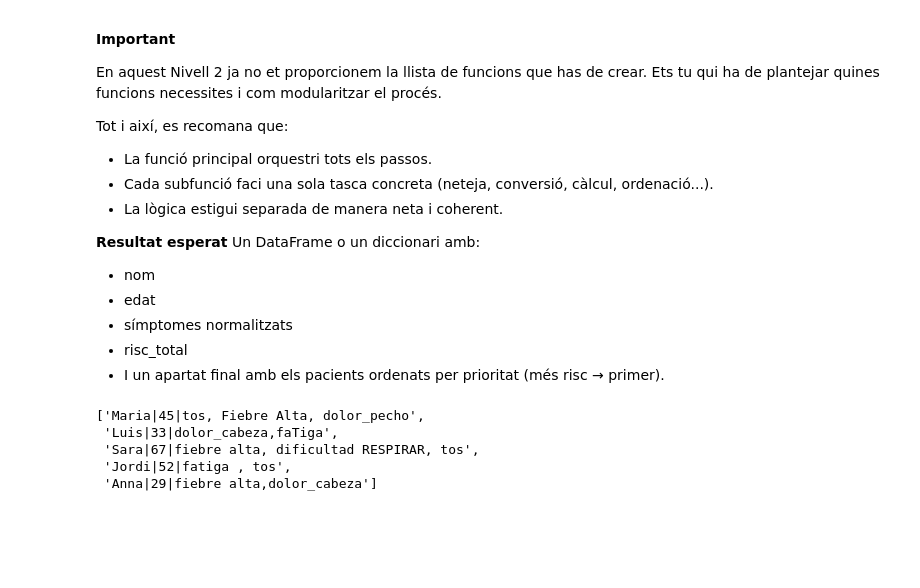
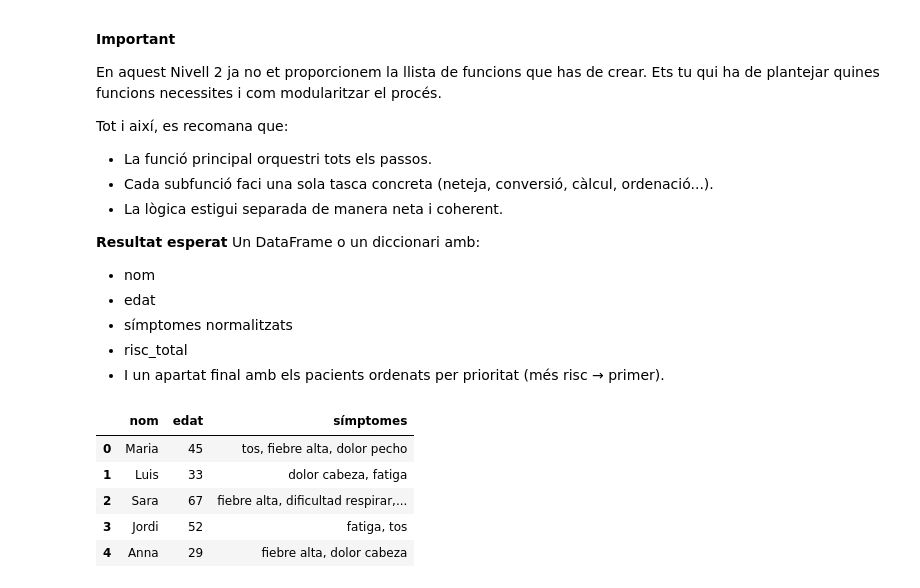
Before and after one commit to DanielSan33-4/ITA.Sprint07, a Jupyter notebook: Sprint07.ipynb, the cells around one changed output. Drawn from its saved outputs; the diff is of its cells as text; code cells hidden in the pictures; blank space fills up the shorter version.

```diff
--- a/Sprint07.ipynb
+++ b/Sprint07.ipynb
@@ -487,11 +487,18 @@ Un DataFrame o un diccionari amb:
 - símptomes normalitzats
 - risc_total
 - I un apartat final amb els pacients ordenats per prioritat (més risc → primer).
-# %%
-pacients
-# %% [output]
-['Maria|45|tos, Fiebre Alta, dolor_pecho',
- 'Luis|33|dolor_cabeza,faTiga',
- 'Sara|67|fiebre alta, dificultad RESPIRAR, tos',
- 'Jordi|52|fatiga , tos',
- 'Anna|29|fiebre alta,dolor_cabeza']
+# %%
+def tractament_dades(llista_p):
+  pacients_seminet = [paraules.split("|") for paraules in pacients]
+  pacients_seminet_df = pd.DataFrame(pacients_seminet, columns=["nom", "edat", "símptomes"])
+  pacients_seminet_df["símptomes"] = pacients_seminet_df["símptomes"].str.lower().str.strip().str.replace("_", " ")
+  pacients_seminet_df["símptomes"] = pacients_seminet_df["símptomes"].apply(
+          lambda columna: ", ".join([paraula.strip() for paraula in columna.split(",")]))
+  pacients_seminet_df
+# %% [output]
+|  | nom | edat | símptomes |
+| 0 | Maria | 45 | tos, fiebre alta, dolor pecho |
+| 1 | Luis | 33 | dolor cabeza, fatiga |
+| 2 | Sara | 67 | fiebre alta, dificultad respirar,... |
+| 3 | Jordi | 52 | fatiga, tos |
+| 4 | Anna | 29 | fiebre alta, dolor cabeza |
```
